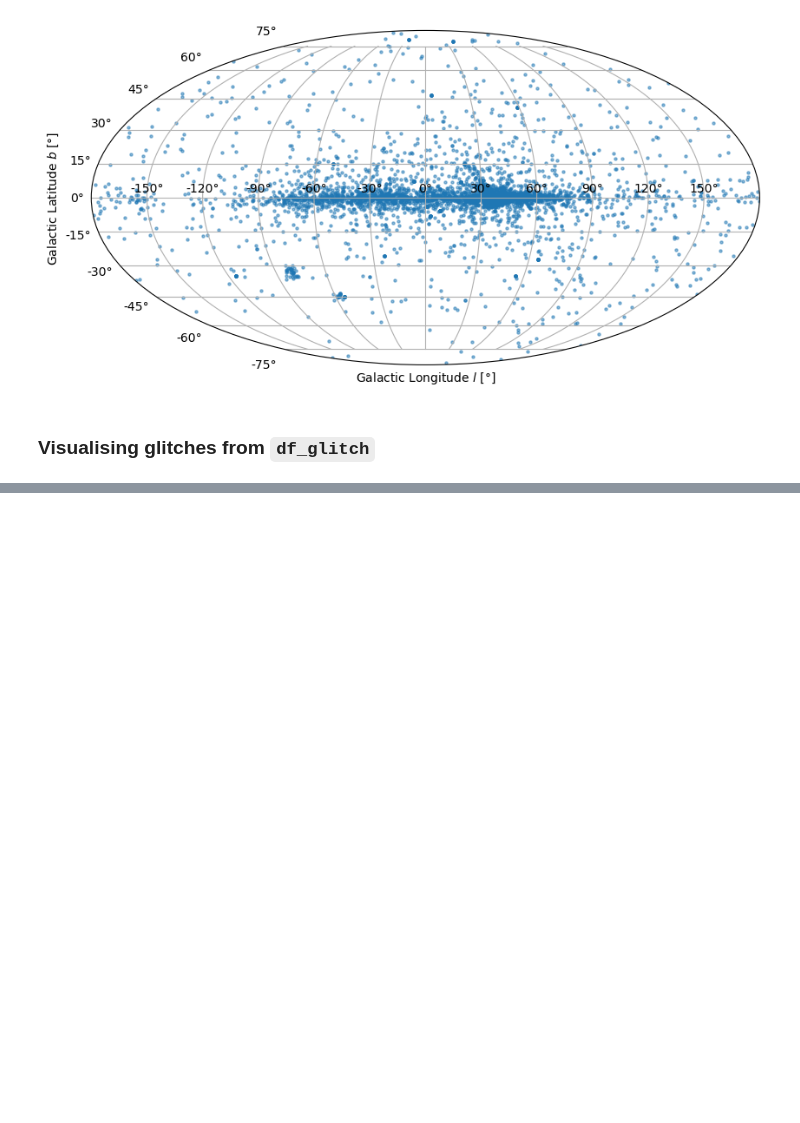
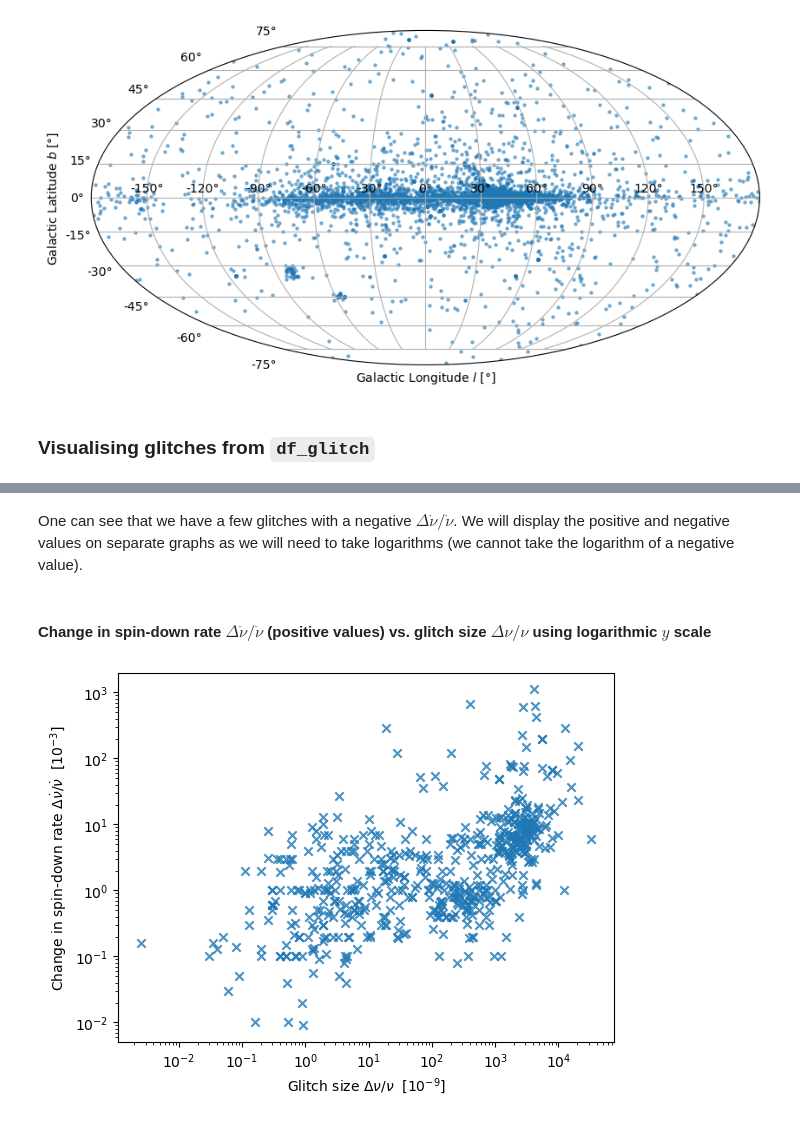
Before and after one commit to garvinyim/glitch_tools, a Jupyter notebook: analysis.ipynb, the cells around one changed output, grey strips where cells are left out. Drawn from its saved outputs; the diff is of its cells as text; code cells hidden in the pictures; blank space fills up the shorter version.

```diff
--- a/analysis.ipynb
+++ b/analysis.ipynb
@@ -1238,0 +1252,15 @@ plt.show()
+# %% [markdown]
+One can see that we have a few glitches with a negative $\Delta\dot{\nu} / \dot{\nu}$. We will display the positive and negative values on separate graphs as we will need to take logarithms (we cannot take the logarithm of a negative value).
+# %% [markdown]
+#### Change in spin-down rate $\Delta\dot{\nu} / \dot{\nu}$ (positive values) vs. glitch size $\Delta\nu / \nu$ using logarithmic $y$ scale
+# %%
+x = df_glitch['dF_F']
+y = df_glitch['dF1_F1']
+plt.scatter(x, y, marker = 'x', alpha = 0.8)
+plt.xlabel(r'Glitch size $\Delta\nu / \nu$  [10$^{-9}$]')
+plt.ylabel(r'Change in spin-down rate $\Delta\dot{\nu} / \dot{\nu}$  [10$^{-3}$]')
+plt.xscale('log')
+plt.yscale('log')
+plt.show()
+# %% [output]
+[figure, added]
```
Also changed, not shown: parts of 15 cells of this notebook.
